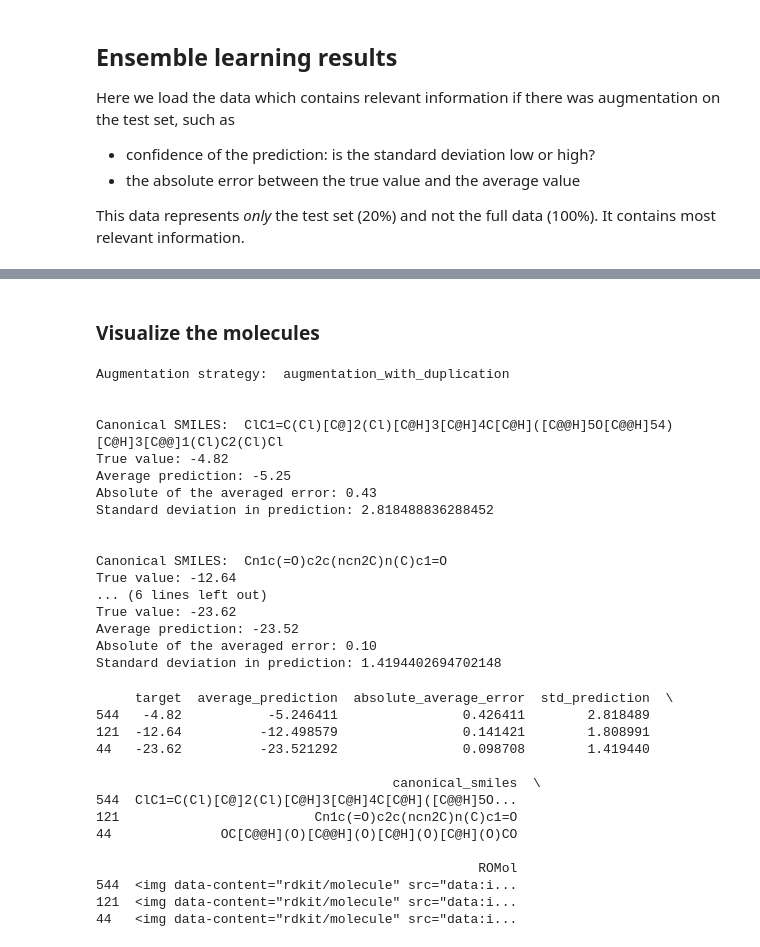
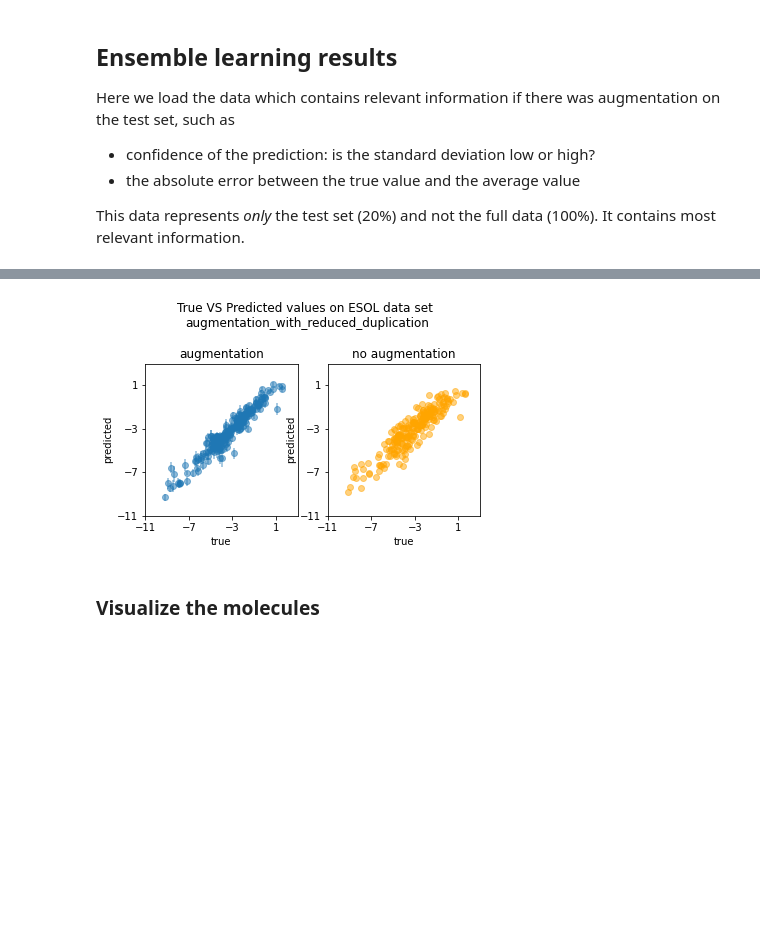
Before and after one commit to volkamerlab/maxsmi, a Jupyter notebook: maxsmi/results_ensemble_learning.ipynb, the cells around one changed output, grey strips where cells are left out. Cells and saved outputs as stored; diff of their text form; code cells hidden in the pictures; blank space fills up the shorter version.

```diff
--- a/maxsmi/results_ensemble_learning.ipynb
+++ b/maxsmi/results_ensemble_learning.ipynb
@@ -215,3 +143,36 @@ Maximum: 2.82            associated index: 544
+# %%
+total_min = min(data['target'].min(),
+                data['average_prediction'].min())
+total_max = max(data['target'].max(),
+                data['average_prediction'].max())
+
+fig, ax = plt.subplots(nrows=1,
+                       ncols=2,)
+x = data["target"]
+y = data["average_prediction"]
+err = data["std_prediction"]
+
+ax[0].errorbar(x, y, yerr=err, fmt='o', alpha=0.5)
+ax[1].scatter(x, data["prediction"], alpha=0.5, color="orange")
+
+for i, axis in enumerate(ax):
+    ax[i].set_xticks(np.arange(np.floor(total_min-1), np.ceil(total_max+1), 4))
+    ax[i].set_yticks(np.arange(np.floor(total_min-1), np.ceil(total_max+1), 4))
+    ax[i].set_xlim(np.floor(total_min-1), np.ceil(total_max+1))
+    ax[i].set_ylim(np.floor(total_min-1), np.ceil(total_max+1))
+    ax[i].set_xlabel("true")
+    ax[i].set_ylabel("predicted")
+    ax[i].set_aspect("equal", adjustable="box")
+
+ax[0].set_title("augmentation")
+ax[1].set_title("no augmentation")
+
+fig.suptitle(f"True VS Predicted values on {TASK} data set \n"
+             f"{AUGMENTATION_STRATEGY_TEST}")
+
+plt.show()
+# %% [output]
+[figure, added]
 # %% [markdown]
 ### Visualize the molecules
 # %%
@@ -276,36 +220,0 @@ def ensemble_learning_metric(metric="min", num=3,
-# %%
-low_confidence_mol = ensemble_learning_metric("max")
-low_confidence_mol[["target", "average_prediction", "absolute_average_error",
-                    "std_prediction", "canonical_smiles", "ROMol"]]
-# %% [output]
-Augmentation strategy:  augmentation_with_duplication
-
-
-Canonical SMILES:  ClC1=C(Cl)[C@]2(Cl)[C@H]3[C@H]4C[C@H]([C@@H]5O[C@@H]54)[C@H]3[C@@]1(Cl)C2(Cl)Cl
-True value: -4.82
-Average prediction: -5.25
-Absolute of the averaged error: 0.43
-Standard deviation in prediction: 2.818488836288452
-
-
-Canonical SMILES:  Cn1c(=O)c2c(ncn2C)n(C)c1=O
-True value: -12.64
-... (6 lines left out)
-True value: -23.62
-Average prediction: -23.52
-Absolute of the averaged error: 0.10
-Standard deviation in prediction: 1.4194402694702148
-     target  average_prediction  absolute_average_error  std_prediction  \
-544   -4.82           -5.246411                0.426411        2.818489
-121  -12.64          -12.498579                0.141421        1.808991
-44   -23.62          -23.521292                0.098708        1.419440
-
-                                      canonical_smiles  \
-544  ClC1=C(Cl)[C@]2(Cl)[C@H]3[C@H]4C[C@H]([C@@H]5O...
-121                         Cn1c(=O)c2c(ncn2C)n(C)c1=O
-44              OC[C@@H](O)[C@@H](O)[C@H](O)[C@H](O)CO
-
-                                                 ROMol
-544  <img data-content="rdkit/molecule" src="data:i...
-121  <img data-content="rdkit/molecule" src="data:i...
-44   <img data-content="rdkit/molecule" src="data:i...
```
Also changed, not shown: parts of 47 cells of this notebook.
